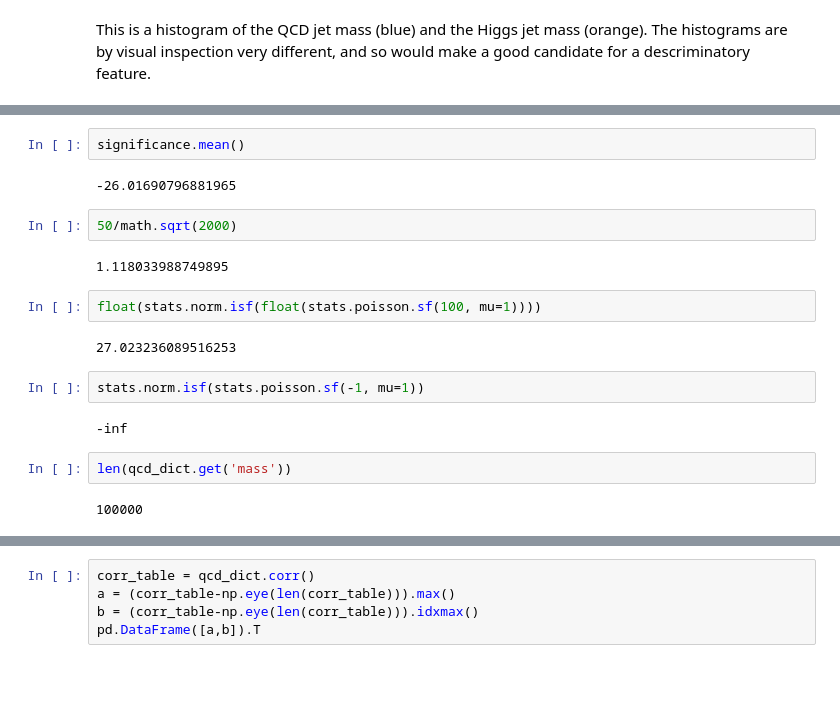
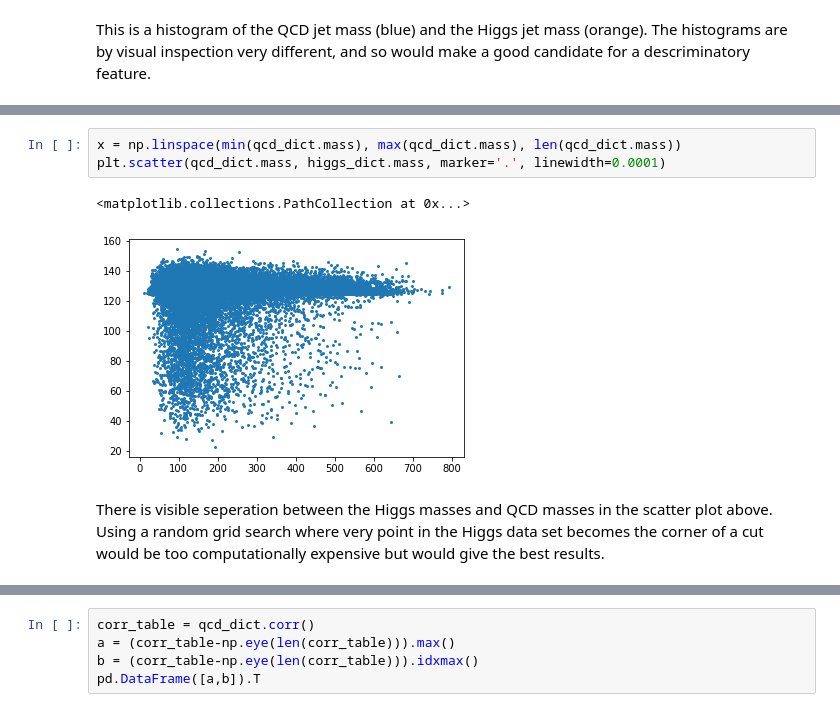
Before and after one commit to Chkoda/PHYS434, a Jupyter notebook: Lab7&8.ipynb, the cells around one changed output, grey strips where cells are left out. Saved outputs shown, nothing was run; the diff lists cells and outputs as text; blank space fills up the shorter version.

```diff
--- a/Lab7&8.ipynb
+++ b/Lab7&8.ipynb
@@ -120,20 +89,8 @@ The actual data, which is not poisson distributed, does not have a
-# %%
-significance.mean()
-# %% [output]
--26.01690796881965
-# %%
-50/math.sqrt(2000)
-# %% [output]
-1.118033988749895
-# %%
-float(stats.norm.isf(float(stats.poisson.sf(100, mu=1))))
-# %% [output]
-27.023236089516253
-# %%
-stats.norm.isf(stats.poisson.sf(-1, mu=1))
-# %% [output]
--inf
-# %%
-len(qcd_dict.get('mass'))
-# %% [output]
-100000
+# %%
+x = np.linspace(min(qcd_dict.mass), max(qcd_dict.mass), len(qcd_dict.mass))
+plt.scatter(qcd_dict.mass, higgs_dict.mass, marker='.', linewidth=0.0001)
+# %% [output]
+<matplotlib.collections.PathCollection at 0x...>
+[figure, added]
+# %% [markdown]
+There is visible seperation between the Higgs masses and QCD masses in the scatter plot above. Using a random grid search where very point in the Higgs data set becomes the corner of a cut would be too computationally expensive but would give the best results.
```
Also changed, not shown: parts of 28 cells of this notebook.
